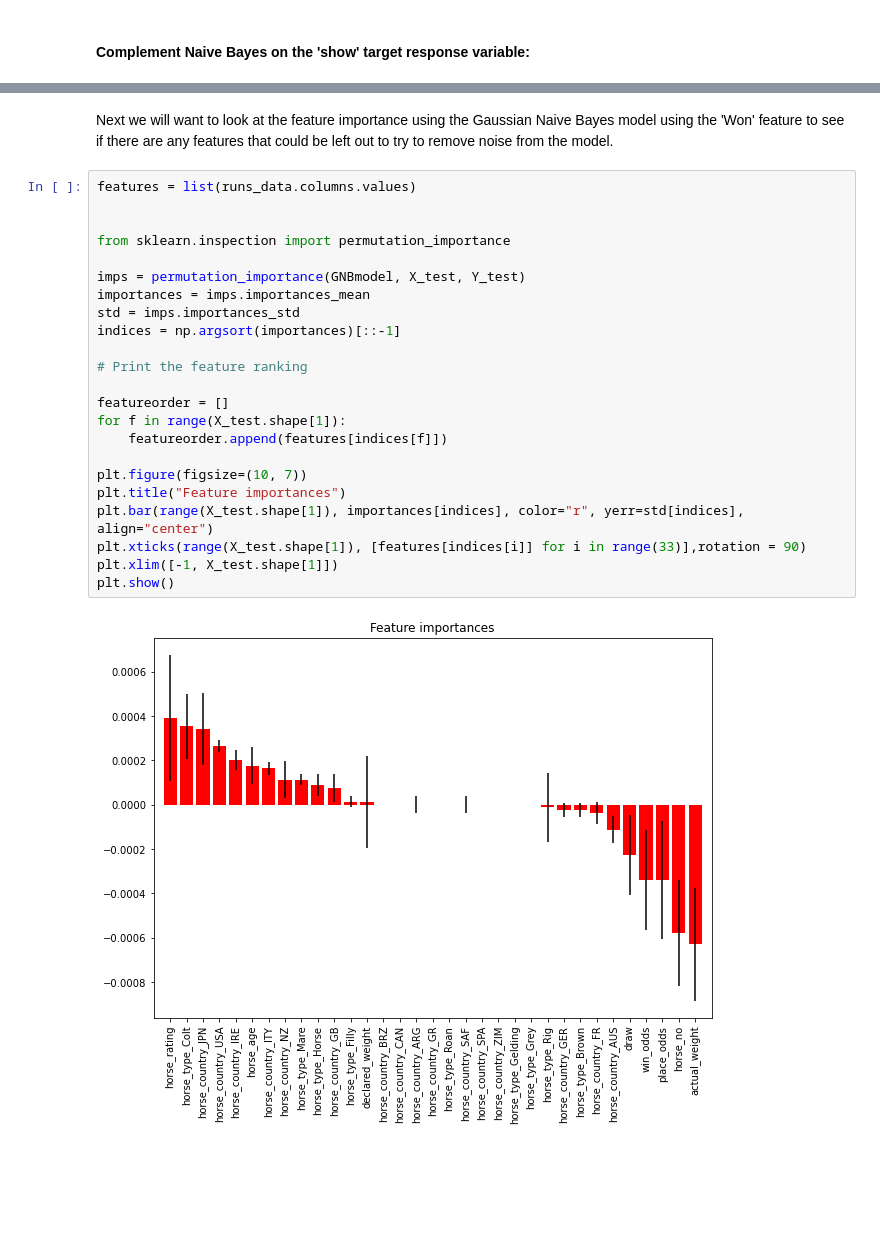
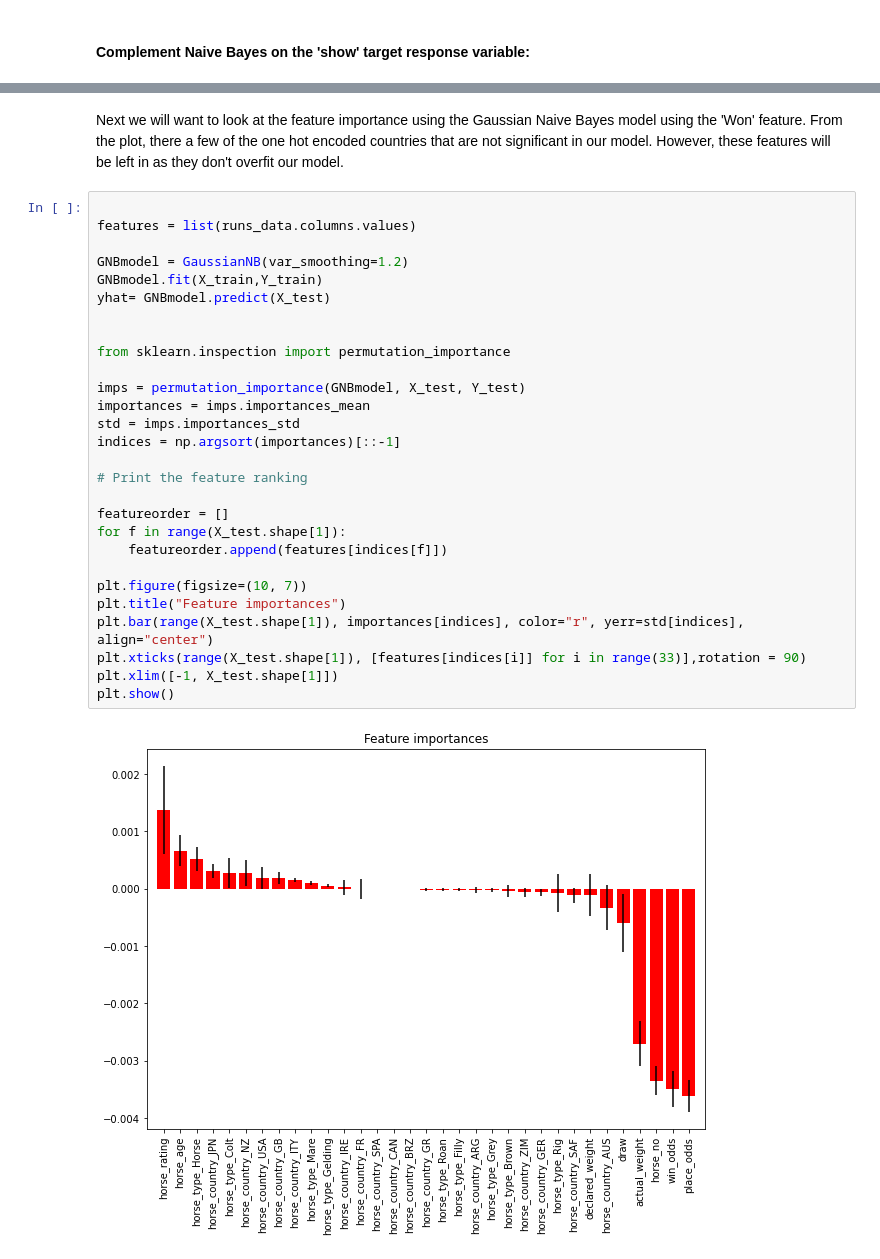
Before and after one commit to C-Stewart-GH/Hong_Kong_Horse_Racing_Project, a Jupyter notebook: Project2/Lab2-Ryan.ipynb, the cells around one changed output, grey strips where cells are left out. Saved outputs shown, nothing was run; the diff lists cells and outputs as text; blank space fills up the shorter version.

```diff
--- a/Project2/Lab2-Ryan.ipynb
+++ b/Project2/Lab2-Ryan.ipynb
@@ -295,27 +303,32 @@ When x = 1
 # %% [markdown]
-Next we will want to look at the feature importance using the Gaussian Naive Bayes model using the 'Won' feature to see if there are any features that could be left out to try to remove noise from the model.
+Next we will want to look at the feature importance using the Gaussian Naive Bayes model using the 'Won' feature. From the plot, there a few of the one hot encoded countries that are not significant in our model. However, these features will be left in as they don't overfit our model.
 # %%
+
 features = list(runs_data.columns.values)
+
+GNBmodel = GaussianNB(var_smoothing=1.2)
+GNBmodel.fit(X_train,Y_train)
+yhat= GNBmodel.predict(X_test)
 
 
 from sklearn.inspection import permutation_importance
 
 imps = permutation_importance(GNBmodel, X_test, Y_test)
 importances = imps.importances_mean
 std = imps.importances_std
 indices = np.argsort(importances)[::-1]
 
 # Print the feature ranking
 
 featureorder = []
 for f in range(X_test.shape[1]):
     featureorder.append(features[indices[f]])
 
 plt.figure(figsize=(10, 7))
 plt.title("Feature importances")
 plt.bar(range(X_test.shape[1]), importances[indices], color="r", yerr=std[indices], align="center")
 plt.xticks(range(X_test.shape[1]), [features[indices[i]] for i in range(33)],rotation = 90)
 plt.xlim([-1, X_test.shape[1]])
 plt.show()
 # %% [output]
-[figure, old version]
+[figure, new version]
```
Also changed, not shown: parts of 13 cells of this notebook.
